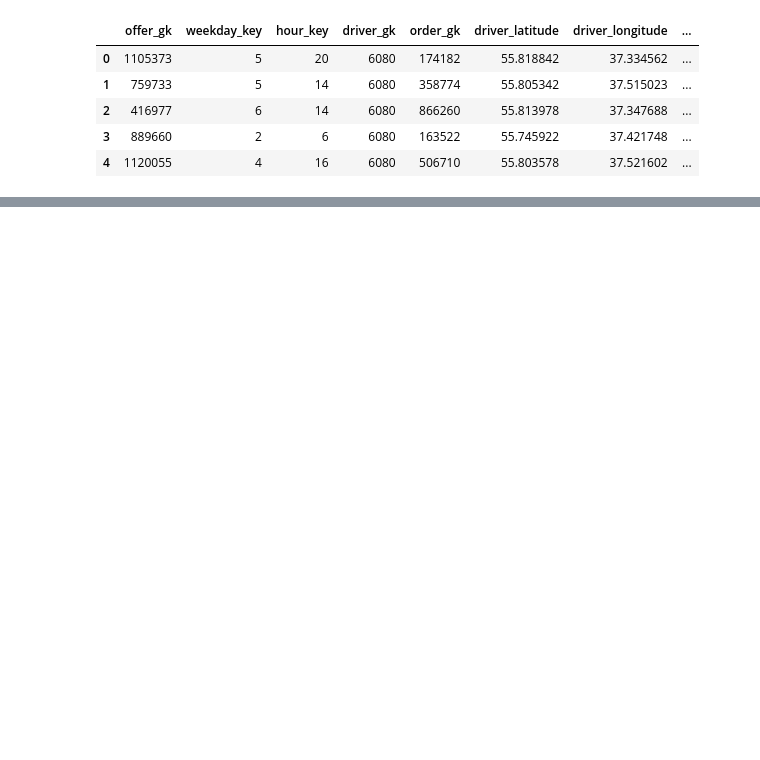
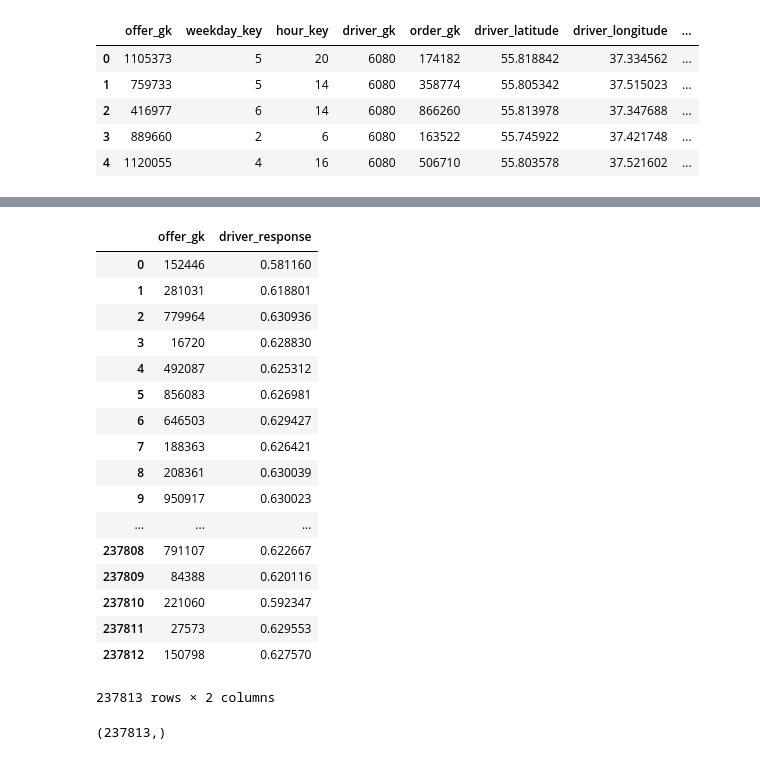
Before and after one commit to ArtemKupriyanov/bigdata_hack, a Jupyter notebook: draft_Miller.ipynb, the cells around one changed output, grey strips where cells are left out. Cells and saved outputs as stored; diff of their text form; code cells hidden in the pictures; blank space fills up the shorter version.

```diff
--- a/draft_Miller.ipynb
+++ b/draft_Miller.ipynb
@@ -351,0 +552,16 @@ KeyboardInterrupt:
+# %%
+%%time
+pred = run_model(pd.concat((X_train, likelihood_all.iloc[:X_train.shape[0]]),axis=1),
+                 pd.concat((X_test, likelihood_all.iloc[X_train.shape[0]:]),axis=1), y_train,
+                        expander=full_expander,
+                        model=CatBoostClassifier(
+                                random_seed=1,
+                                iterations=50,
+                                rsm=0.1,
+                                depth=7,
+                                learning_rate=0.005,
+                                thread_count=4,
+                                eval_metric='AUC',
+                                loss_function='Logloss',
+                                ),
+                        cats=cats)
@@ -351,0 +593,30 @@ KeyboardInterrupt:
+# %%
+sub['driver_response'] = pred
+sub.to_csv('submission_miller_cat_50_iter.csv', index=False)
+# %%
+sub = sub.drop(['driver_responce'],axis=1)
+# %%
+sub
+# %% [output]
+|  | offer_gk | driver_response |
+| 0 | 152446 | 0.581160 |
+| 1 | 281031 | 0.618801 |
+| 2 | 779964 | 0.630936 |
+| 3 | 16720 | 0.628830 |
+| 4 | 492087 | 0.625312 |
+| 5 | 856083 | 0.626981 |
+| 6 | 646503 | 0.629427 |
+| 7 | 188363 | 0.626421 |
+| 8 | 208361 | 0.630039 |
+| 9 | 950917 | 0.630023 |
+| ... | ... | ... |
+| 237808 | 791107 | 0.622667 |
+| 237809 | 84388 | 0.620116 |
+| 237810 | 221060 | 0.592347 |
+| 237811 | 27573 | 0.629553 |
+| 237812 | 150798 | 0.627570 |
+237813 rows × 2 columns
+# %%
+sub['driver_response'].shape
+# %% [output]
+(237813,)
```
Also changed, not shown: parts of 36 cells of this notebook, 1 other file.
